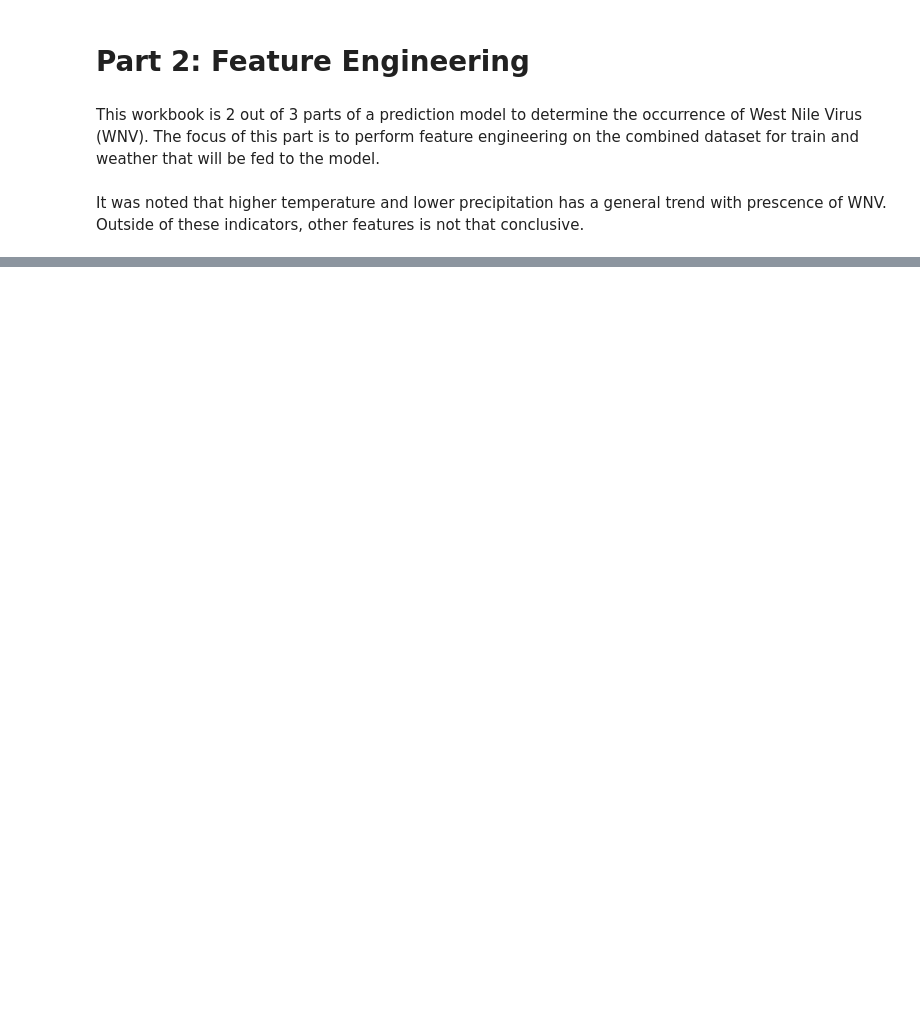
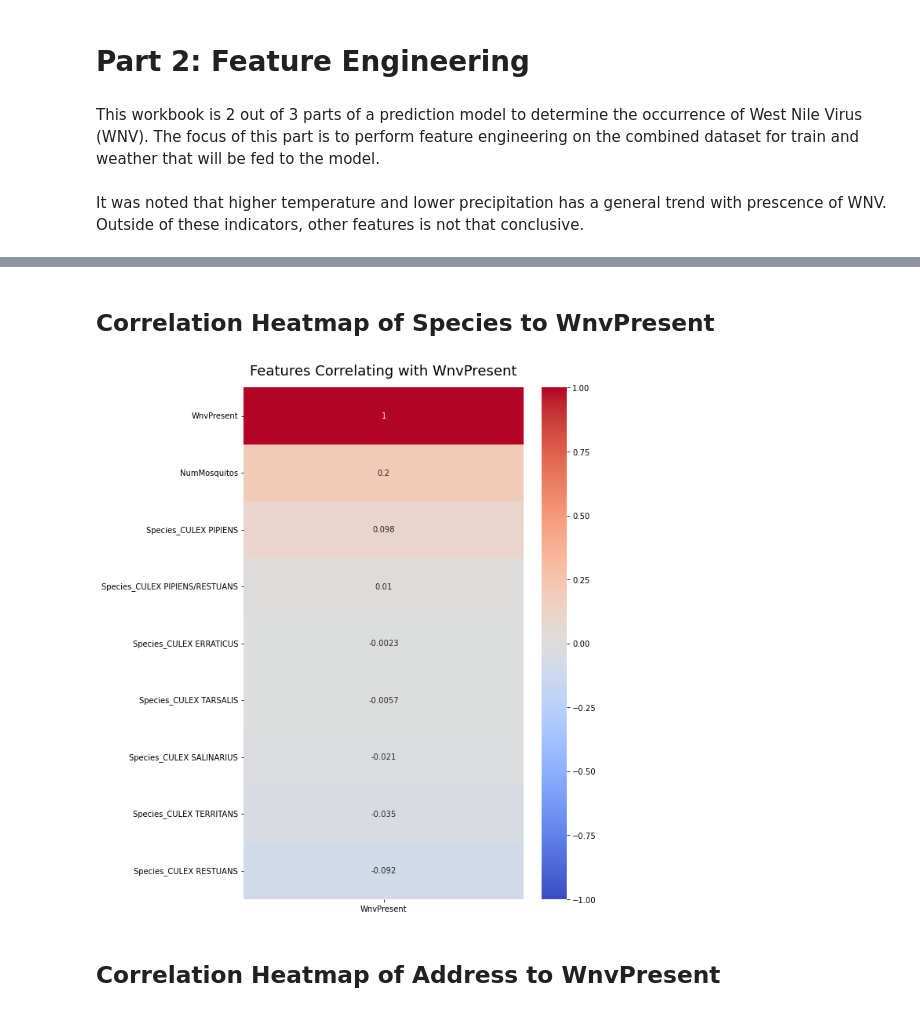
Before and after one commit to rashidi-norhashim/Team-folder, a Jupyter notebook: P4/codes/Project 4 Part 2 - Feature Engineering.ipynb, the cells around one changed output, grey strips where cells are left out. Saved outputs shown, nothing was run; the diff lists cells and outputs as text; code cells hidden in the pictures; blank space fills up the shorter version.

Commit message:
add feature corr for species and address

```diff
--- a/P4/codes/Project 4 Part 2 - Feature Engineering.ipynb
+++ b/P4/codes/Project 4 Part 2 - Feature Engineering.ipynb
@@ -52,3 +53,17 @@ train_weather_df.head()
 | 2 | 2007-05-29 | 6200 North Mandell Avenue, Chicag... | CULEX RESTUANS | 62 | N MANDELL AVE | T007 | 6200 N MANDELL AVE, Chicago, IL | 41.994991 | -87.769279 | ... |
 | 3 | 2007-05-29 | 7900 West Foster Avenue, Chicago,... | CULEX PIPIENS/RESTUANS | 79 | W FOSTER AVE | T015 | 7900 W FOSTER AVE, Chicago, IL | 41.974089 | -87.824812 | ... |
 | 4 | 2007-05-29 | 7900 West Foster Avenue, Chicago,... | CULEX RESTUANS | 79 | W FOSTER AVE | T015 | 7900 W FOSTER AVE, Chicago, IL | 41.974089 | -87.824812 | ... |
+# %% [markdown]
+## Correlation Heatmap of Species to WnvPresent
+# %%
+train_species = train_weather_df.loc[:, ['Species', 'NumMosquitos', 'WnvPresent']]
+train_species = pd.get_dummies(train_species, drop_first=False)
+# %%
+# Plot heatmap correlating Species to WnvPresent
+plt.figure(figsize=(8, 12))
+heatmap = sns.heatmap(train_species.corr()[['WnvPresent']].sort_values(by='WnvPresent', ascending=False), vmin=-1, vmax=1, annot=True, cmap='coolwarm')
+heatmap.set_title('Features Correlating with WnvPresent', fontdict={'fontsize':18}, pad=16);
+# %% [output]
+[figure, added]
+# %% [markdown]
+## Correlation Heatmap of Address to WnvPresent
```
Also changed, not shown: parts of 17 cells of this notebook.
